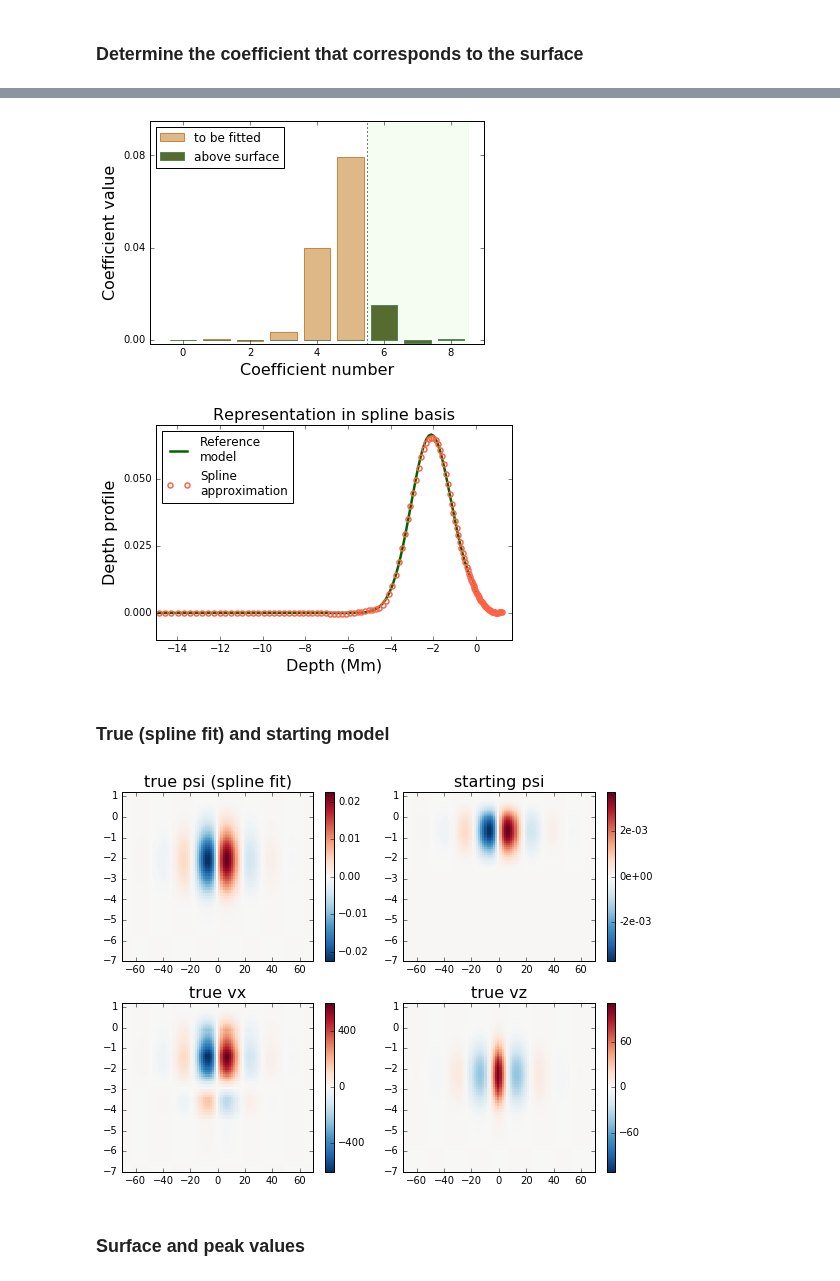
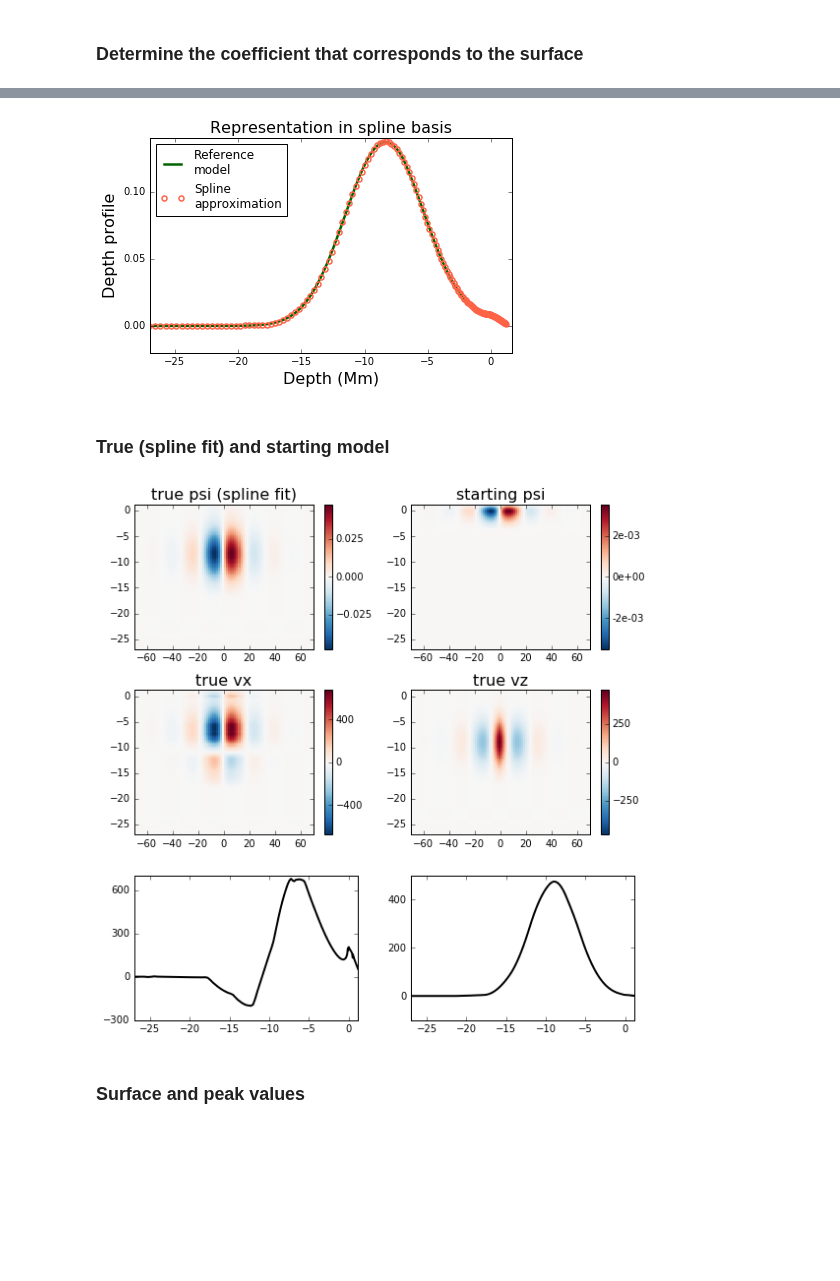
Before and after one commit to jishnub/sparc_flows, a Jupyter notebook: Supergranule_Spline.ipynb, the cells around one changed output, grey strips where cells are left out. Saved outputs shown, nothing was run; the diff lists cells and outputs as text; code cells hidden in the pictures; blank space fills up the shorter version.

Commit message:
plot of velocity vertical sections

```diff
--- a/Supergranule_Spline.ipynb
+++ b/Supergranule_Spline.ipynb
@@ -24,13 +24,13 @@ z,c_sound,rho = np.loadtxt(read_params.get_solarmodel(),usecols=[0,1,2],unpack=T
 # %%
 kDH13 = 2*np.pi/30
 RDH13 = 15
-sigmazDH13 = 0.912
-z0DH13 = -2.3
-v0DH13 = 240
+sigmazDH13 = 3
+z0DH13 = -9
+v0DH13 = 1000
 # %% [markdown]
 ## Spline only along z
 # %%
-z_cutoff = -10 # Spline lower cutoff
+z_cutoff = -25 # Spline lower cutoff
 zspline_ind = z>z_cutoff
 zspline = z[z>z_cutoff]
 
@@ -51,12 +51,8 @@ for s in s_list:
     s_misfit.append(misfit*100)
     Nparams.append(tz1D.size-kz-1)
 
-# plt.loglog(s_list,s_misfit,'o')
-# plt.ylabel("% error in fit",fontsize=14)
-# plt.xlabel("smoothing parameter",fontsize=14)
-
 f=interpolate.interp1d(s_misfit,s_list)
-smoothing_par = f(0.05).item()
+smoothing_par = f(0.005).item()
 np.set_printoptions(precision=3)
 print("Smoothing param at 0.1% level {:.1E}".format(smoothing_par))
 
@@ -108,21 +120,3 @@ Deep z cutoff ind 1
-# %%
-plt.bar(np.arange(cz1D_bottom.size-kz-1)-0.4,cz1D_bottom[:-(kz+1)],width=0.8,
-            facecolor='burlywood',edgecolor='peru',zorder=1,label="to be fitted");
-plt.bar(np.arange(cz1D_top.size-(kz+1))-0.4,cz1D_top[:-(kz+1)],width=0.8,facecolor='darkolivegreen',
-        edgecolor='darksage',label="above surface",zorder=2);
-plt.axvline(c_surf_cutoff-0.5,color="black",ls="dotted");
-# plt.axvline(deep_z_cutoff_ind-0.5,color="brown",ls="dashed");
-plt.axvspan(c_surf_cutoff-0.5,cz1D_bottom.size-0.5-(kz+1),color="lightsage",alpha=0.15,zorder=0)
-# plt.axvspan(cz1D_bottom.size-0.5-(kz+1),cz1D_bottom.size-0.5,color="grey",alpha=0.15,label="edge")
-plt.ylim(cz1D_bottom.min()-0.001,cz1D_bottom.max()*1.2);
-plt.legend(loc="best")
-plt.ylabel("Coefficient value",fontsize=16)
-plt.xlabel("Coefficient number",fontsize=16);
-plt.gca().yaxis.set_major_locator(ticker.MaxNLocator(4))
-if not os.path.exists("plots"): os.makedirs("plots")
-plt.savefig("plots/psi_spline_coeffs.eps")
-# %% [output]
-[figure, removed]
 # %%
 psi_spl_fit_top=interpolate.splev(z,(tz1D,cz1D_top,kz),ext=1);
 psi_spl_fit_bottom=interpolate.splev(z,(tz1D,cz1D_bottom,kz),ext=1);
@@ -133,7 +127,7 @@ plt.plot(z,psi_spl_fit_top+psi_spl_fit_bottom,ls="None",marker='o',
 
 plt.gca().yaxis.set_major_locator(ticker.MaxNLocator(4))
 
-plt.xlim(-15,z[-1]+0.5);
+plt.xlim(z_cutoff-2,z[-1]+0.5);
 plt.legend(loc="best")
 
 plt.title("Representation in spline basis",fontsize=16)
@@ -145,34 +139,46 @@ plt.tight_layout()
 if not os.path.exists("plots"): os.makedirs("plots")
 plt.savefig("plots/spline_fit_to_psi.eps")
 # %% [output]
-[figure, old version]
+[figure, new version]
 # %% [markdown]
 ### True (spline fit) and starting model
 # %%
 psi_spline = coeff_to_model((tz1D,cz1D_top+cz1D_bottom,kz))
 psi_spline_surf = coeff_to_model((tz1D,cz1D_top,kz))
 
 vx_spline = -dbyd2.dbyd2(rho*c_sound*psi_spline.T,1)/dbyd2.dbyd2(np.atleast_2d(z),1)/rho
 vx_spline = vx_spline.T
 vz_spline = np.zeros_like(psi_spline)
 for rowno,row in enumerate(psi_spline):
     vz_spline[rowno] = fftpack.diff(row,period=Lx)*c_sound[rowno]
 
-gl = plotc.gridlist(2,2)
-plotc.colorplot(psi_spline,x=x,y=z,xr=[-70,70],yr=[-7,None],centerzero=True,sp=next(gl));
+gl = plotc.gridlist(3,2)
+plotc.colorplot(psi_spline,x=x,y=z,xr=[-70,70],yr=[z_cutoff-2,None],centerzero=True,sp=next(gl));
 plt.title('true psi (spline fit)',fontsize=16)
-plotc.colorplot(psi_spline_surf,x=x,y=z,xr=[-70,70],yr=[-7,None],centerzero=True,sp=next(gl));
+plotc.colorplot(psi_spline_surf,x=x,y=z,xr=[-70,70],yr=[z_cutoff-2,None],centerzero=True,sp=next(gl));
 plt.title('starting psi',fontsize=16)
 
-plotc.colorplot(vx_spline,x=x,y=z,xr=[-70,70],yr=[-7,None],centerzero=True,sp=next(gl));
+plotc.colorplot(vx_spline,x=x,y=z,xr=[-70,70],yr=[z_cutoff-2,None],centerzero=True,sp=next(gl));
 plt.title('true vx',fontsize=16)
-plotc.colorplot(vz_spline,x=x,y=z,xr=[-70,70],yr=[-7,None],centerzero=True,sp=next(gl));
+plotc.colorplot(vz_spline,x=x,y=z,xr=[-70,70],yr=[z_cutoff-2,None],centerzero=True,sp=next(gl));
 plt.title('true vz',fontsize=16)
 
-plt.gcf().set_size_inches(8,6)
+plt.subplot(next(gl))
+_,vx_peak_x = np.unravel_index(vx_spline.argmax(),vx_spline.shape)
+plt.plot(z,vx_spline[:,vx_peak_x],lw=2,color="black")
+plt.xlim(z_cutoff-2,z[-1])
+plt.gca().yaxis.set_major_locator(ticker.MaxNLocator(4))
+
+plt.subplot(next(gl))
+_,vz_peak_x = np.unravel_index(vz_spline.argmax(),vz_spline.shape)
+plt.plot(z,vz_spline[:,vz_peak_x],lw=2,color="black")
+plt.xlim(z_cutoff-2,z[-1])
+plt.gca().yaxis.set_major_locator(ticker.MaxNLocator(4))
+
+plt.gcf().set_size_inches(8,8)
 plt.tight_layout()
 # %% [output]
-[figure, old version]
+[figure, new version]
 # %% [markdown]
 ### Surface and peak values
 # %%
```
Also changed, not shown: parts of 3 cells of this notebook.
